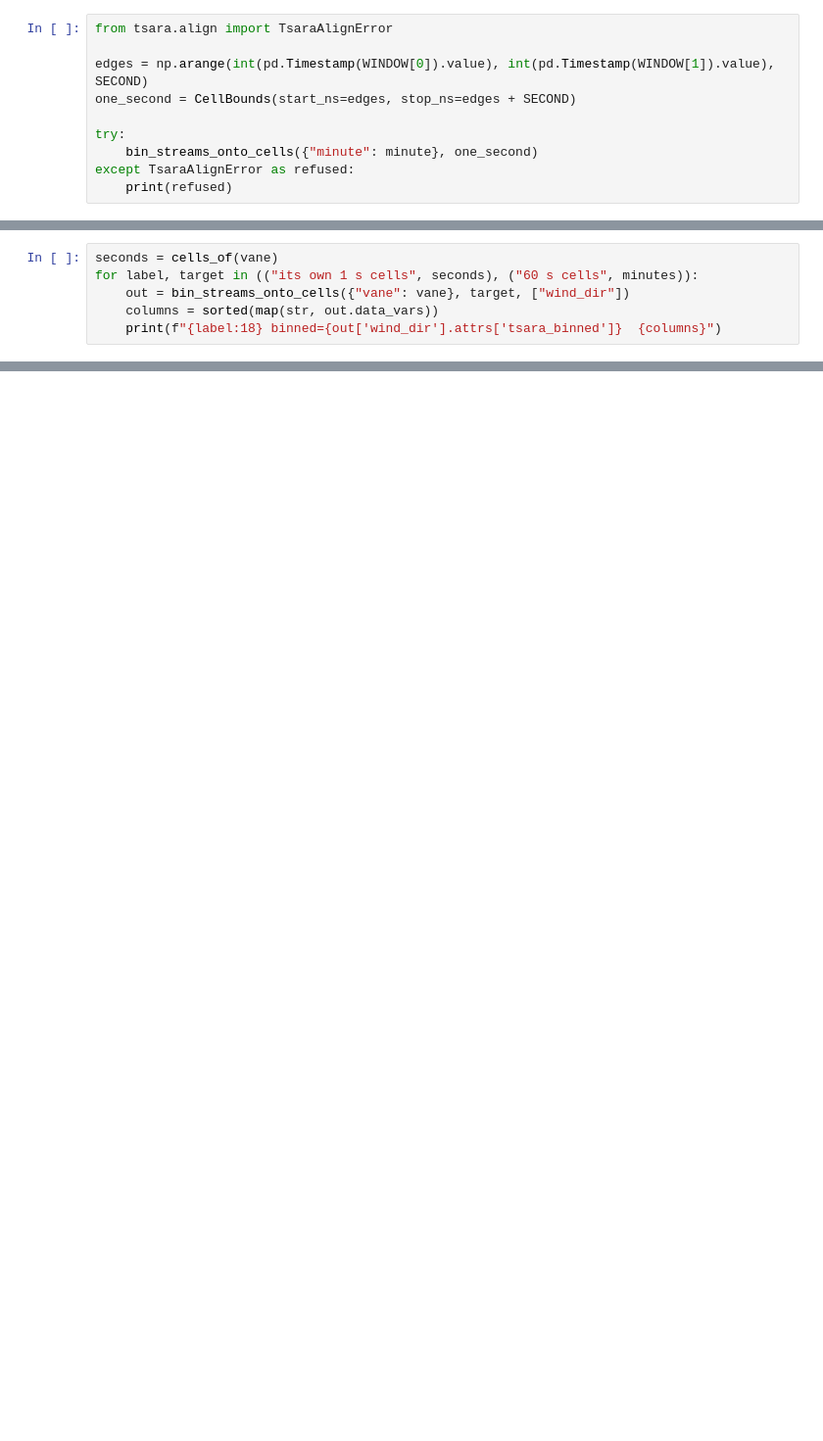
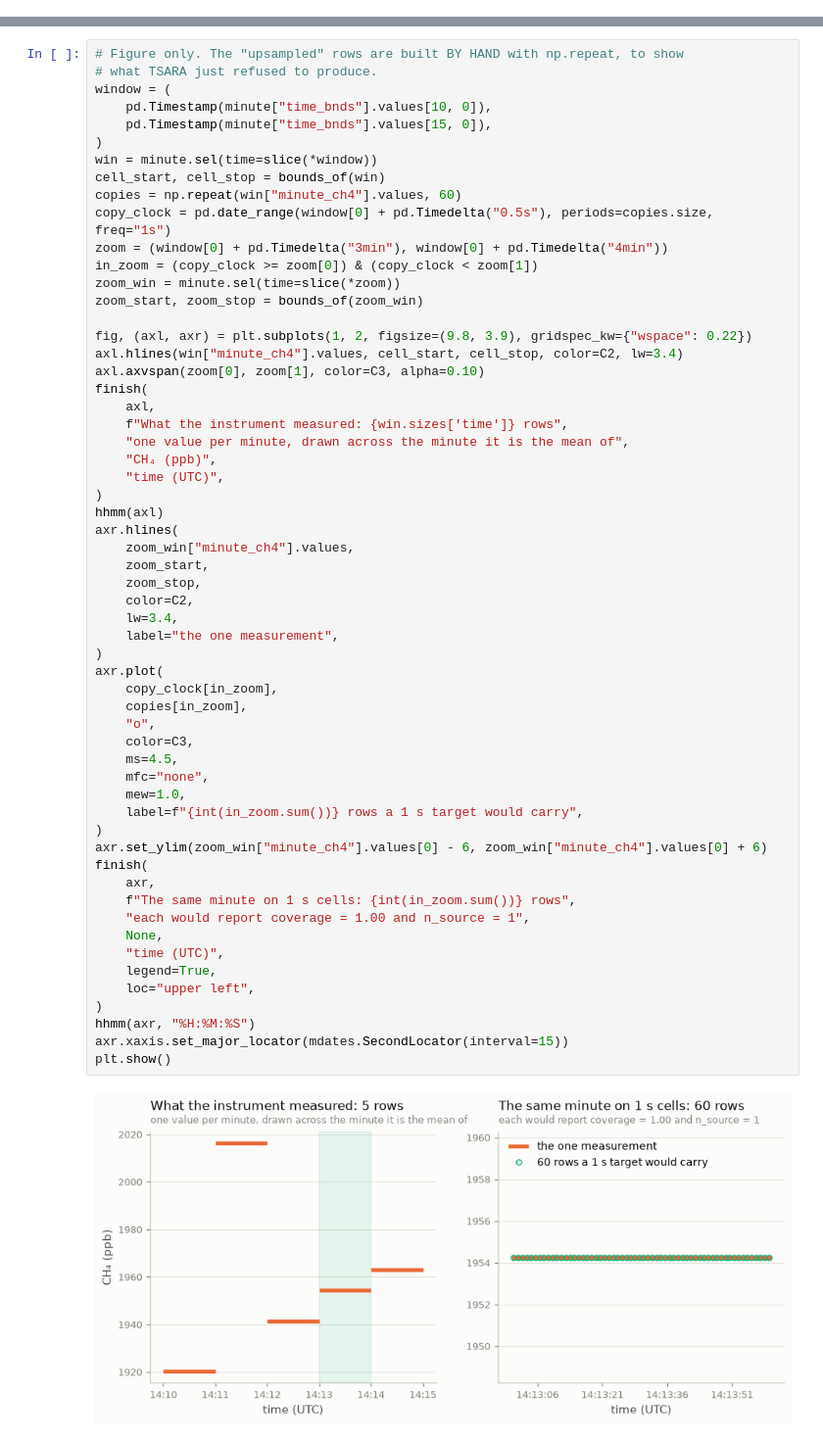
Before and after one commit to agmeyer4/tsara, a Jupyter notebook: examples/notebooks/04_alignment_walkthrough.ipynb, the cells around one changed output, grey strips where cells are left out. Shown at 98% size. Cells and saved outputs as stored; diff of their text form; blank space fills up the shorter version.

```diff
--- a/examples/notebooks/04_alignment_walkthrough.ipynb
+++ b/examples/notebooks/04_alignment_walkthrough.ipynb
@@ -617,10 +0,0 @@ plt.show()
-# %%
-from tsara.align import TsaraAlignError
-
-edges = np.arange(int(pd.Timestamp(WINDOW[0]).value), int(pd.Timestamp(WINDOW[1]).value), SECOND)
-one_second = CellBounds(start_ns=edges, stop_ns=edges + SECOND)
-
-try:
-    bin_streams_onto_cells({"minute": minute}, one_second)
-except TsaraAlignError as refused:
-    print(refused)
@@ -2145,6 +0,0 @@ over grid period changes.
-# %%
-seconds = cells_of(vane)
-for label, target in (("its own 1 s cells", seconds), ("60 s cells", minutes)):
-    out = bin_streams_onto_cells({"vane": vane}, target, ["wind_dir"])
-    columns = sorted(map(str, out.data_vars))
-    print(f"{label:18} binned={out['wind_dir'].attrs['tsara_binned']}  {columns}")
@@ -3286,0 +1365,60 @@ is dense and fastest to handle as it is.
+# %%
+# Figure only. The "upsampled" rows are built BY HAND with np.repeat, to show
+# what TSARA just refused to produce.
+window = (
+    pd.Timestamp(minute["time_bnds"].values[10, 0]),
+    pd.Timestamp(minute["time_bnds"].values[15, 0]),
+)
+win = minute.sel(time=slice(*window))
+cell_start, cell_stop = bounds_of(win)
+copies = np.repeat(win["minute_ch4"].values, 60)
+copy_clock = pd.date_range(window[0] + pd.Timedelta("0.5s"), periods=copies.size, freq="1s")
+zoom = (window[0] + pd.Timedelta("3min"), window[0] + pd.Timedelta("4min"))
+in_zoom = (copy_clock >= zoom[0]) & (copy_clock < zoom[1])
+zoom_win = minute.sel(time=slice(*zoom))
+zoom_start, zoom_stop = bounds_of(zoom_win)
+
+fig, (axl, axr) = plt.subplots(1, 2, figsize=(9.8, 3.9), gridspec_kw={"wspace": 0.22})
+axl.hlines(win["minute_ch4"].values, cell_start, cell_stop, color=C2, lw=3.4)
+axl.axvspan(zoom[0], zoom[1], color=C3, alpha=0.10)
+finish(
+    axl,
+    f"What the instrument measured: {win.sizes['time']} rows",
+    "one value per minute, drawn across the minute it is the mean of",
+    "CH₄ (ppb)",
+    "time (UTC)",
+)
+hhmm(axl)
+axr.hlines(
+    zoom_win["minute_ch4"].values,
+    zoom_start,
+    zoom_stop,
+    color=C2,
+    lw=3.4,
+    label="the one measurement",
+)
+axr.plot(
+    copy_clock[in_zoom],
+    copies[in_zoom],
+    "o",
+    color=C3,
+    ms=4.5,
+    mfc="none",
+    mew=1.0,
+    label=f"{int(in_zoom.sum())} rows a 1 s target would carry",
+)
+axr.set_ylim(zoom_win["minute_ch4"].values[0] - 6, zoom_win["minute_ch4"].values[0] + 6)
+finish(
+    axr,
+    f"The same minute on 1 s cells: {int(in_zoom.sum())} rows",
+    "each would report coverage = 1.00 and n_source = 1",
+    None,
+    "time (UTC)",
+    legend=True,
+    loc="upper left",
+)
+hhmm(axr, "%H:%M:%S")
+axr.xaxis.set_major_locator(mdates.SecondLocator(interval=15))
+plt.show()
+# %% [output]
+[figure, added]
```
Also changed, not shown: parts of 216 cells of this notebook, 2 other files.
